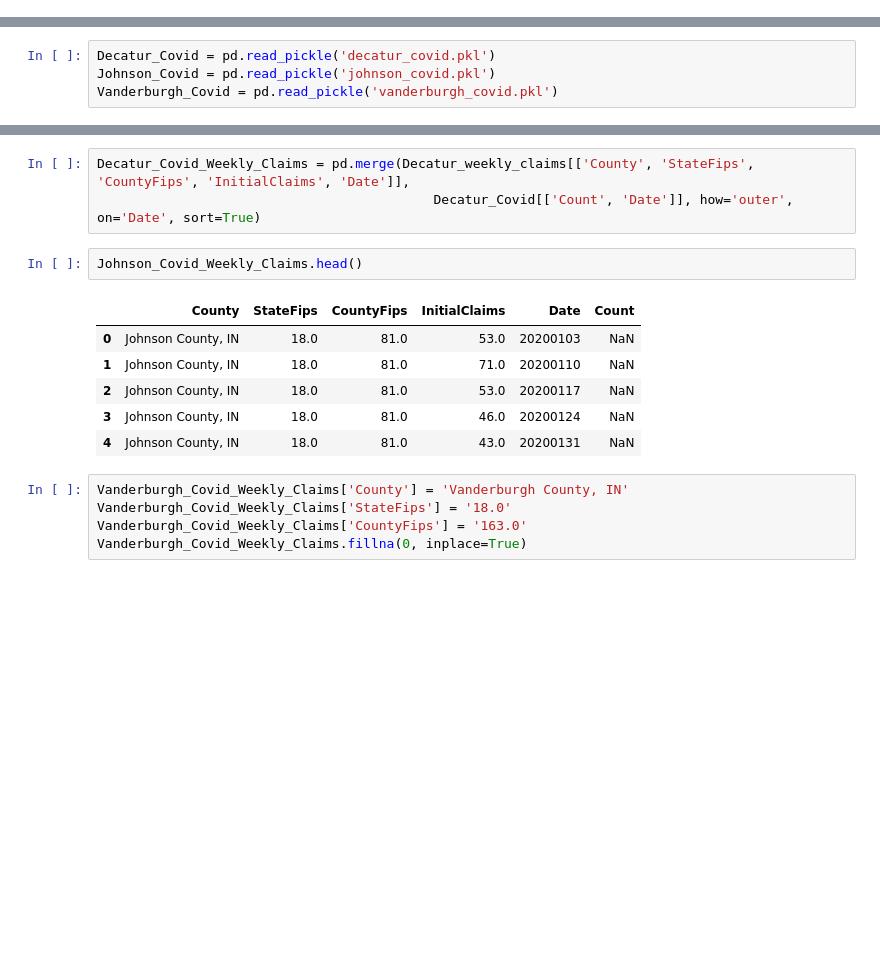
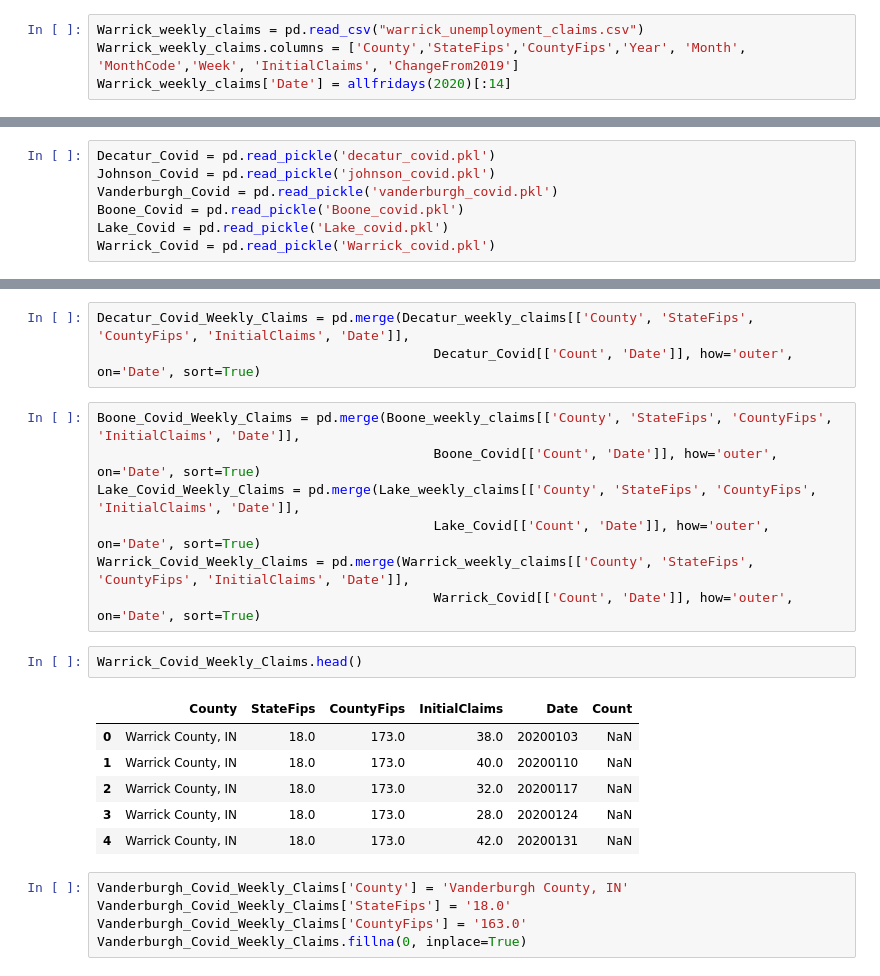
Before and after one commit to sumic59/Covid_IN_County_Jobless-Claims, a Jupyter notebook: Decatur_Johnson_Vanderburgh_Unemployment_Claims.ipynb, the cells around one changed output, grey strips where cells are left out. Drawn from its saved outputs; the diff is of its cells as text; blank space fills up the shorter version.

```diff
--- a/Decatur_Johnson_Vanderburgh_Unemployment_Claims.ipynb
+++ b/Decatur_Johnson_Vanderburgh_Unemployment_Claims.ipynb
@@ -29,3 +57,7 @@ Johnson_weekly_claims['InitialClaims'] = Johnson_weekly_claims['InitialClaims'].
+# %%
+Warrick_weekly_claims = pd.read_csv("warrick_unemployment_claims.csv")
+Warrick_weekly_claims.columns = ['County','StateFips','CountyFips','Year', 'Month', 'MonthCode','Week', 'InitialClaims', 'ChangeFrom2019']
+Warrick_weekly_claims['Date'] = allfridays(2020)[:14]
 # %%
 Johnson_weekly_claims.head(15)
 # %% [output]
@@ -48,6 +80,9 @@ Johnson_weekly_claims.head(15)
 Decatur_Covid = pd.read_pickle('decatur_covid.pkl')
 Johnson_Covid = pd.read_pickle('johnson_covid.pkl')
 Vanderburgh_Covid = pd.read_pickle('vanderburgh_covid.pkl')
+Boone_Covid = pd.read_pickle('Boone_covid.pkl')
+Lake_Covid = pd.read_pickle('Lake_covid.pkl')
+Warrick_Covid = pd.read_pickle('Warrick_covid.pkl')
 # %%
 Vanderburgh_Covid_Weekly_Claims = pd.merge(Vanderburgh_weekly_claims[['County', 'StateFips', 'CountyFips', 'InitialClaims', 'Date']],
                                            Vanderburgh_Covid[['Count', 'Date']], how='outer', on='Date', sort=True)
@@ -57,15 +92,22 @@ Johnson_Covid_Weekly_Claims = pd.merge(Johnson_weekly_claims[['County', 'StateFi
 # %%
 Decatur_Covid_Weekly_Claims = pd.merge(Decatur_weekly_claims[['County', 'StateFips', 'CountyFips', 'InitialClaims', 'Date']],
                                            Decatur_Covid[['Count', 'Date']], how='outer', on='Date', sort=True)
+# %%
+Boone_Covid_Weekly_Claims = pd.merge(Boone_weekly_claims[['County', 'StateFips', 'CountyFips', 'InitialClaims', 'Date']],
+                                           Boone_Covid[['Count', 'Date']], how='outer', on='Date', sort=True)
+Lake_Covid_Weekly_Claims = pd.merge(Lake_weekly_claims[['County', 'StateFips', 'CountyFips', 'InitialClaims', 'Date']],
+                                           Lake_Covid[['Count', 'Date']], how='outer', on='Date', sort=True)
+Warrick_Covid_Weekly_Claims = pd.merge(Warrick_weekly_claims[['County', 'StateFips', 'CountyFips', 'InitialClaims', 'Date']],
+                                           Warrick_Covid[['Count', 'Date']], how='outer', on='Date', sort=True)
 # %%
-Johnson_Covid_Weekly_Claims.head()
+Warrick_Covid_Weekly_Claims.head()
 # %% [output]
 |  | County | StateFips | CountyFips | InitialClaims | Date | Count |
-| 0 | Johnson County, IN | 18.0 | 81.0 | 53.0 | 20200103 | NaN |
-| 1 | Johnson County, IN | 18.0 | 81.0 | 71.0 | 20200110 | NaN |
-| 2 | Johnson County, IN | 18.0 | 81.0 | 53.0 | 20200117 | NaN |
-| 3 | Johnson County, IN | 18.0 | 81.0 | 46.0 | 20200124 | NaN |
-| 4 | Johnson County, IN | 18.0 | 81.0 | 43.0 | 20200131 | NaN |
+| 0 | Warrick County, IN | 18.0 | 173.0 | 38.0 | 20200103 | NaN |
+| 1 | Warrick County, IN | 18.0 | 173.0 | 40.0 | 20200110 | NaN |
+| 2 | Warrick County, IN | 18.0 | 173.0 | 32.0 | 20200117 | NaN |
+| 3 | Warrick County, IN | 18.0 | 173.0 | 28.0 | 20200124 | NaN |
+| 4 | Warrick County, IN | 18.0 | 173.0 | 42.0 | 20200131 | NaN |
 # %%
 Vanderburgh_Covid_Weekly_Claims['County'] = 'Vanderburgh County, IN'
 Vanderburgh_Covid_Weekly_Claims['StateFips'] = '18.0'
```
Also changed, not shown: parts of 8 cells of this notebook, 34 other files.
